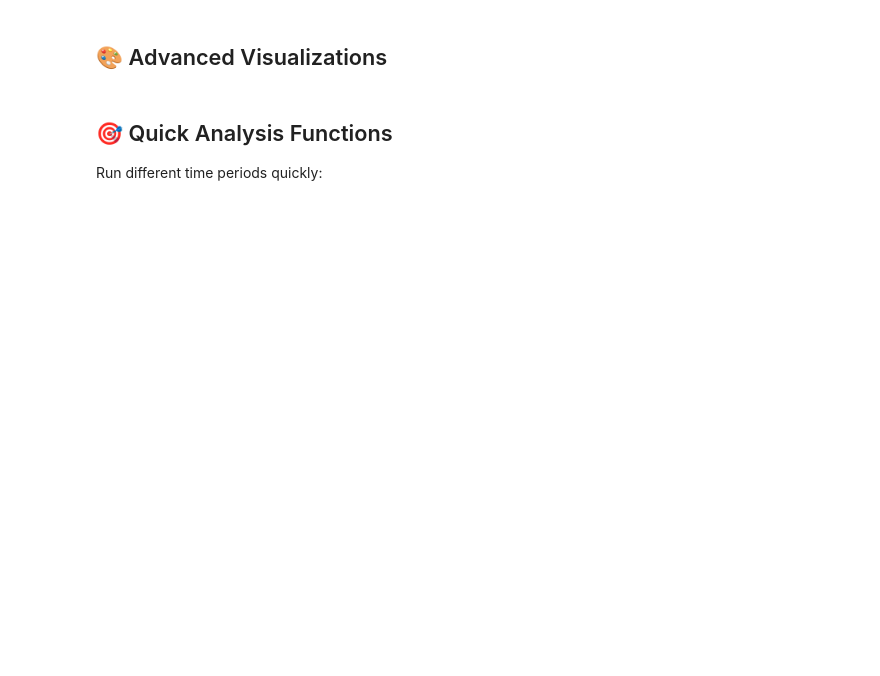
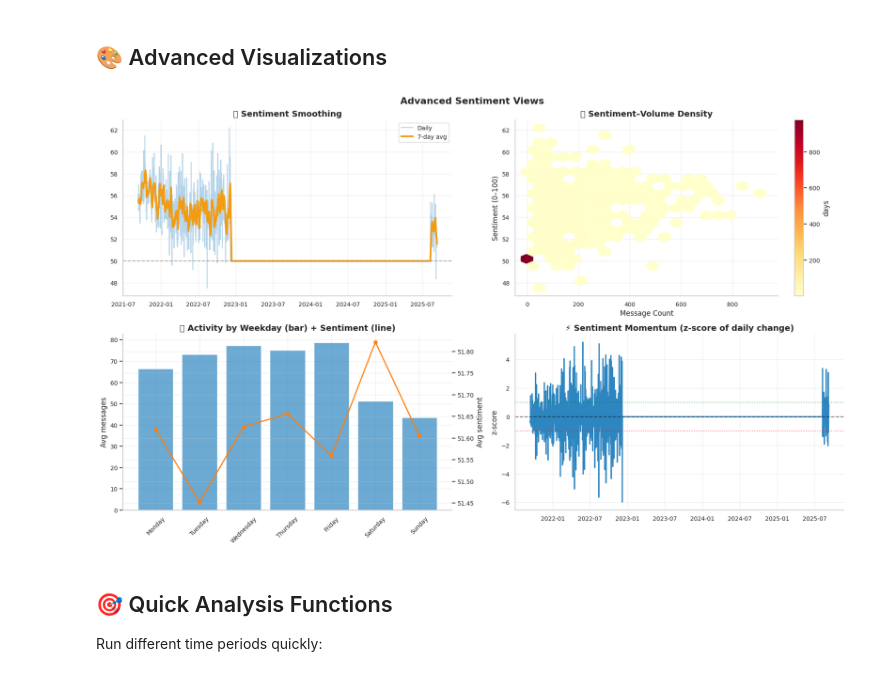
Before and after one commit to dev-personal-projects/btc-semantic-analysis, a Jupyter notebook: notebooks/group_analysis.ipynb, the cells around one changed output. Drawn from its saved outputs; the diff is of its cells as text; code cells hidden in the pictures; blank space fills up the shorter version.

```diff
--- a/notebooks/group_analysis.ipynb
+++ b/notebooks/group_analysis.ipynb
@@ -307,3 +308,61 @@ if not df.empty and len(df) > 3:
+# %%
+if not df.empty and len(df) > 3:
+    import numpy as np
+    import matplotlib.pyplot as plt
+
+    d = df.sort_values('date').copy()
+
+    # Per-source smoothing (7d)
+    if 'source' in d.columns:
+        d['avg_7d'] = d.groupby('source')['avg_score'].transform(lambda s: s.rolling(7, min_periods=3).mean())
+    else:
+        d['avg_7d'] = d['avg_score'].rolling(7, min_periods=3).mean()
+
+    fig, axes = plt.subplots(2, 2, figsize=(18, 11))
+    fig.suptitle('Advanced Sentiment Views', fontsize=16, fontweight='bold')
+
+    # 1) Sentiment smoothing
+    axes[0, 0].plot(d['date'], d['avg_score'], alpha=0.35, label='Daily')
+    axes[0, 0].plot(d['date'], d['avg_7d'], linewidth=3, label='7-day avg')
+    axes[0, 0].axhline(50, ls='--', c='gray', alpha=0.6)
+    axes[0, 0].set_title('📈 Sentiment Smoothing', fontweight='bold')
+    axes[0, 0].legend()
+    axes[0, 0].grid(True, alpha=0.3)
+
+    # 2) Sentiment–volume density (hexbin)
+    hb = axes[0, 1].hexbin(d['count'], d['avg_score'], gridsize=20, cmap='YlOrRd', mincnt=1)
+    axes[0, 1].set_title('🔥 Sentiment–Volume Density', fontweight='bold')
+    axes[0, 1].set_xlabel('Message Count')
+    axes[0, 1].set_ylabel('Sentiment (0–100)')
+    cb = plt.colorbar(hb, ax=axes[0, 1]); cb.set_label('days')
+
+    # 3) Activity by weekday with sentiment overlay
+    d['weekday'] = d['date'].dt.day_name()
+    order = ['Monday', 'Tuesday', 'Wednesday', 'Thursday', 'Friday', 'Saturday', 'Sunday']
+    gp = d.groupby('weekday').agg(avg_msgs=('count', 'mean'), avg_sent=('avg_score', 'mean')).reindex(order)
+    axes[1, 0].bar(gp.index, gp['avg_msgs'], alpha=0.7)
+    ax2 = axes[1, 0].twinx()
+    ax2.plot(gp.index, gp['avg_sent'], marker='o', linewidth=2, color='tab:orange', label='Avg sentiment')
+    axes[1, 0].set_title('📅 Activity by Weekday (bar) + Sentiment (line)', fontweight='bold')
+    axes[1, 0].set_ylabel('Avg messages'); ax2.set_ylabel('Avg sentiment')
+    axes[1, 0].tick_params(axis='x', rotation=45)
+
+    # 4) Momentum oscillator (z-score of daily change)
+    d['change'] = d['avg_score'].diff()
+    mean, std = d['change'].mean(), d['change'].std(ddof=0) or 1.0
+    z = (d['change'] - mean) / std
+    axes[1, 1].plot(d['date'], z, linewidth=2)
+    axes[1, 1].axhline(0, color='black', linestyle='--', alpha=0.5)
+    axes[1, 1].axhline(1, color='green', linestyle=':', alpha=0.5)
+    axes[1, 1].axhline(-1, color='red', linestyle=':', alpha=0.5)
+    axes[1, 1].set_title('⚡ Sentiment Momentum (z-score of daily change)', fontweight='bold')
+    axes[1, 1].set_ylabel('z-score')
+    axes[1, 1].grid(True, alpha=0.3)
+
+    plt.tight_layout()
+    plt.show()
+# %% [output]
+[figure, added]
 # %% [markdown]
 ## 🎯 Quick Analysis Functions
 
```
Also changed, not shown: parts of 6 cells of this notebook, 6 other files.
